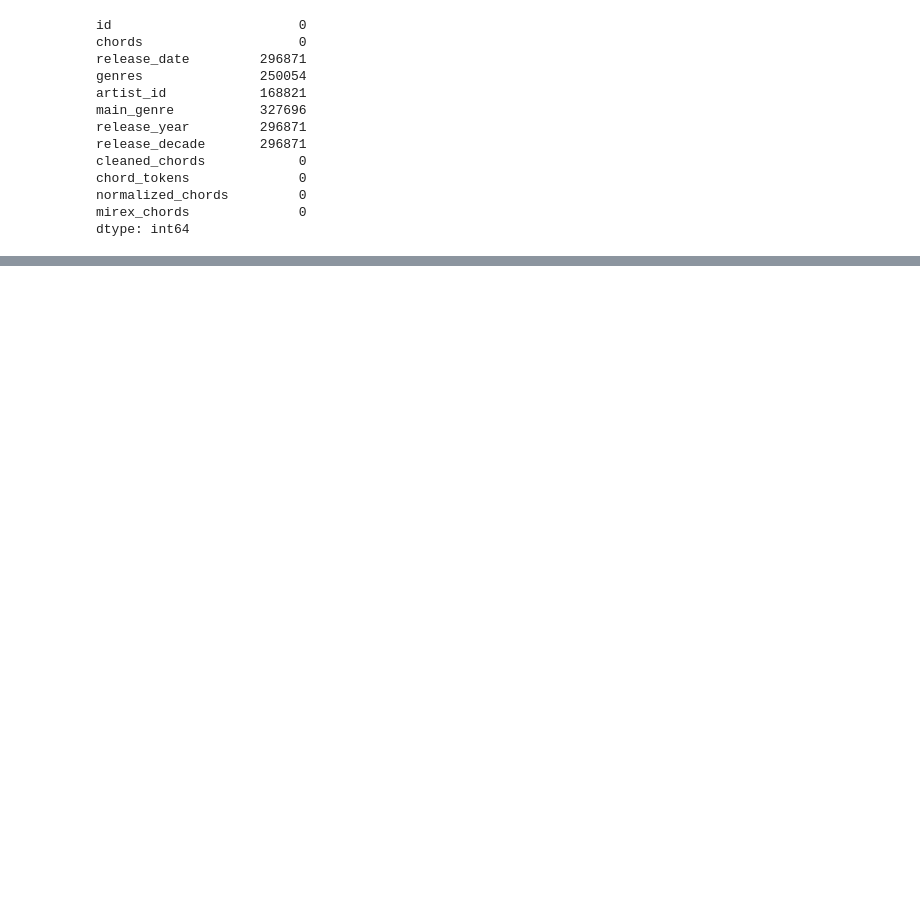
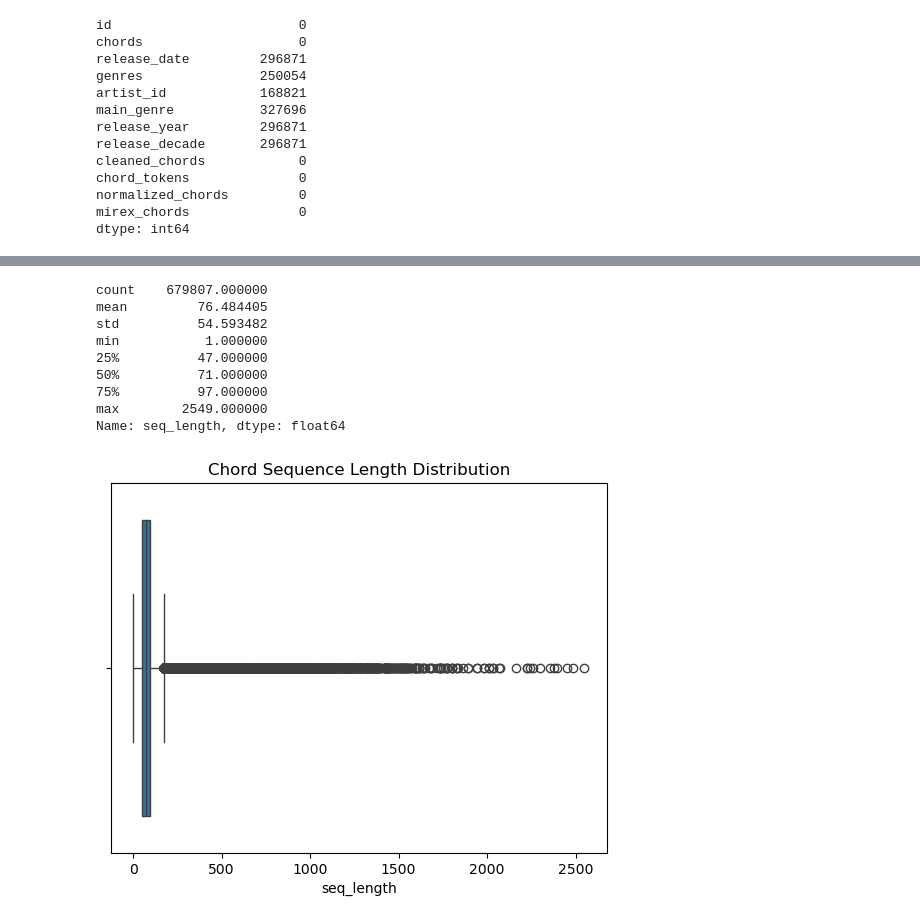
Before and after one commit to AtharvaBhalilkar/chord-gen-ai, a Jupyter notebook: notebooks/data_preprocessing.ipynb, the cells around one changed output, grey strips where cells are left out. Cells and saved outputs as stored; diff of their text form; code cells hidden in the pictures; blank space fills up the shorter version.

```diff
--- a/notebooks/data_preprocessing.ipynb
+++ b/notebooks/data_preprocessing.ipynb
@@ -269,0 +297,22 @@ dtype: int64
+# %%
+# Add sequence length column
+df['seq_length'] = df['normalized_chords'].apply(len)
+
+# Basic stats
+print(df['seq_length'].describe())
+
+# Plot
+sns.boxplot(x=df['seq_length'])
+plt.title("Chord Sequence Length Distribution")
+plt.show()
+# %% [output]
+count    679807.000000
+mean         76.484405
+std          54.593482
+min           1.000000
+25%          47.000000
+50%          71.000000
+75%          97.000000
+max        2549.000000
+Name: seq_length, dtype: float64
+[figure, added]
```
Also changed, not shown: parts of 13 cells of this notebook.
